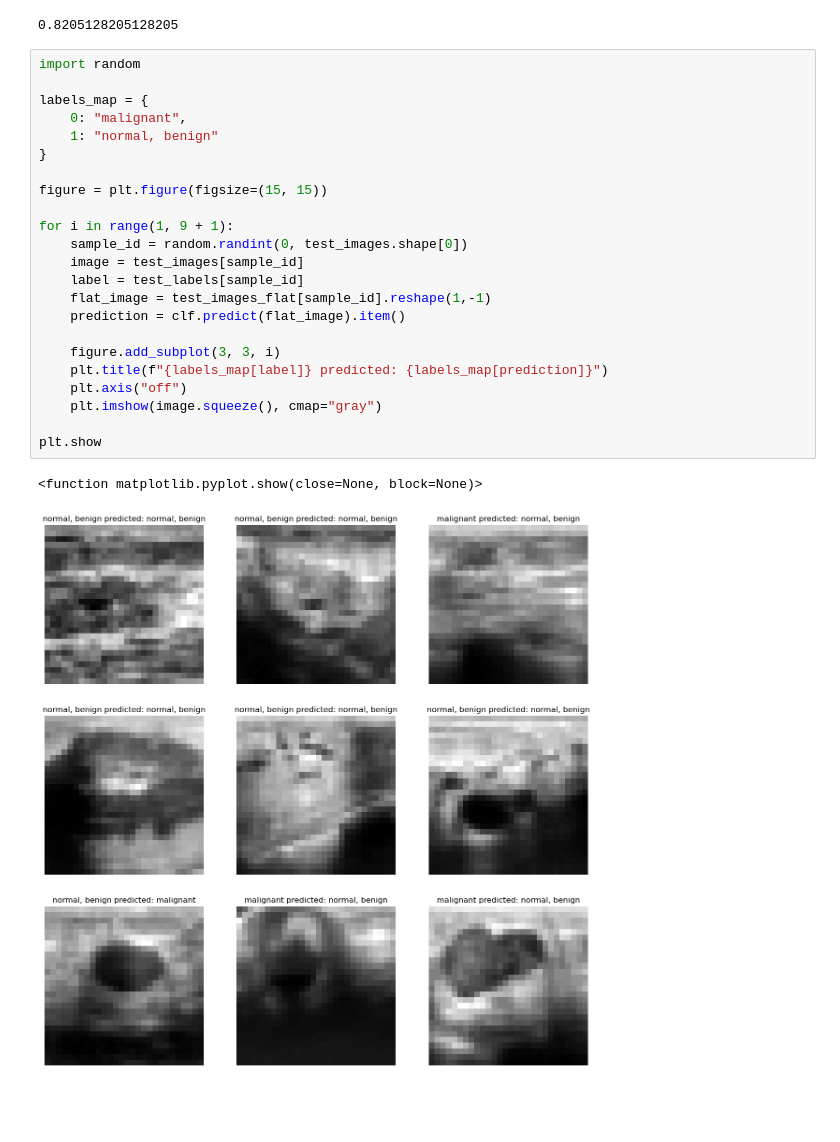
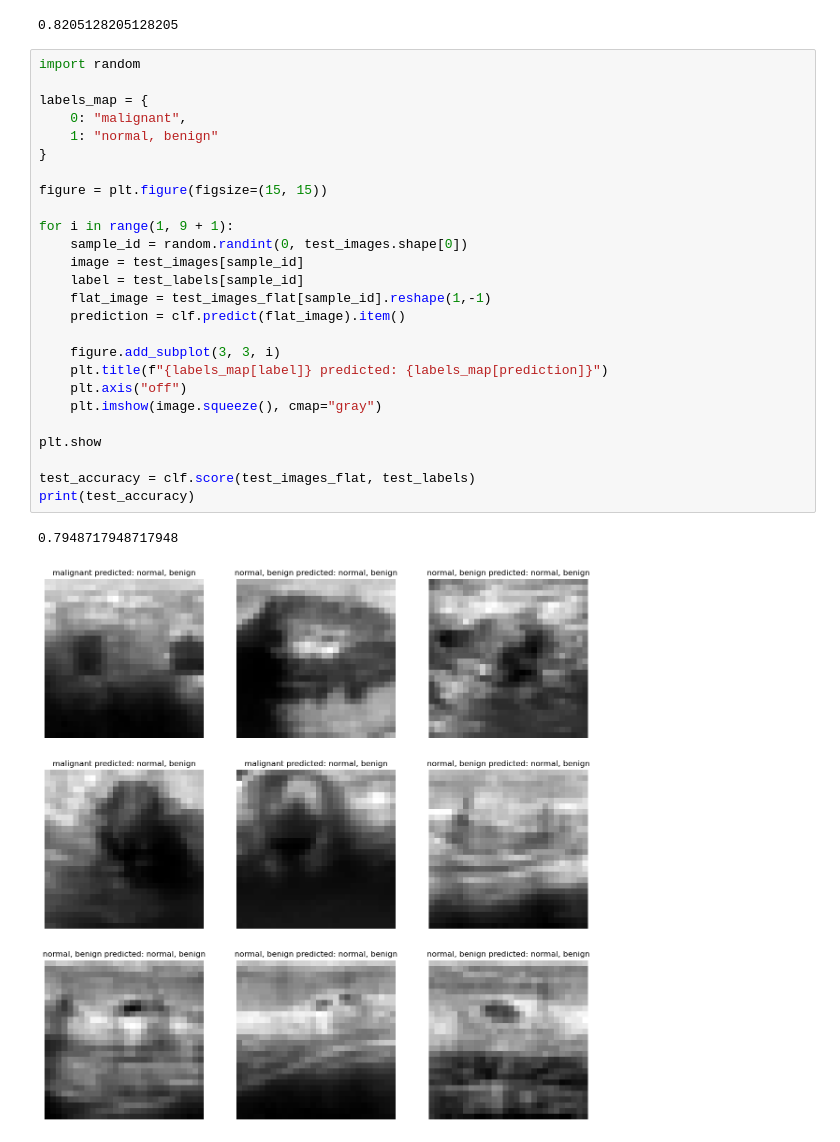
Before and after one commit to alvin-jqh/AMLS_assignment24_25, a Jupyter notebook: A/svm_ker.ipynb, the cells around one changed output. Cells and saved outputs as stored; diff of their text form; blank space fills up the shorter version.

```diff
--- a/A/svm_ker.ipynb
+++ b/A/svm_ker.ipynb
@@ -62,26 +62,29 @@ print(val_accuracy)
 # %%
 import random
 
 labels_map = {
     0: "malignant",
     1: "normal, benign"
 }
 
 figure = plt.figure(figsize=(15, 15))
 
 for i in range(1, 9 + 1):
     sample_id = random.randint(0, test_images.shape[0])
     image = test_images[sample_id]
     label = test_labels[sample_id]
     flat_image = test_images_flat[sample_id].reshape(1,-1)
     prediction = clf.predict(flat_image).item()
 
     figure.add_subplot(3, 3, i)
     plt.title(f"{labels_map[label]} predicted: {labels_map[prediction]}")
     plt.axis("off")
     plt.imshow(image.squeeze(), cmap="gray")
 
 plt.show
+
+test_accuracy = clf.score(test_images_flat, test_labels)
+print(test_accuracy)
 # %% [output]
-<function matplotlib.pyplot.show(close=None, block=None)>
+0.7948717948717948
-[figure, old version]
+[figure, new version]
```
Also changed, not shown: parts of 4 cells of this notebook.
